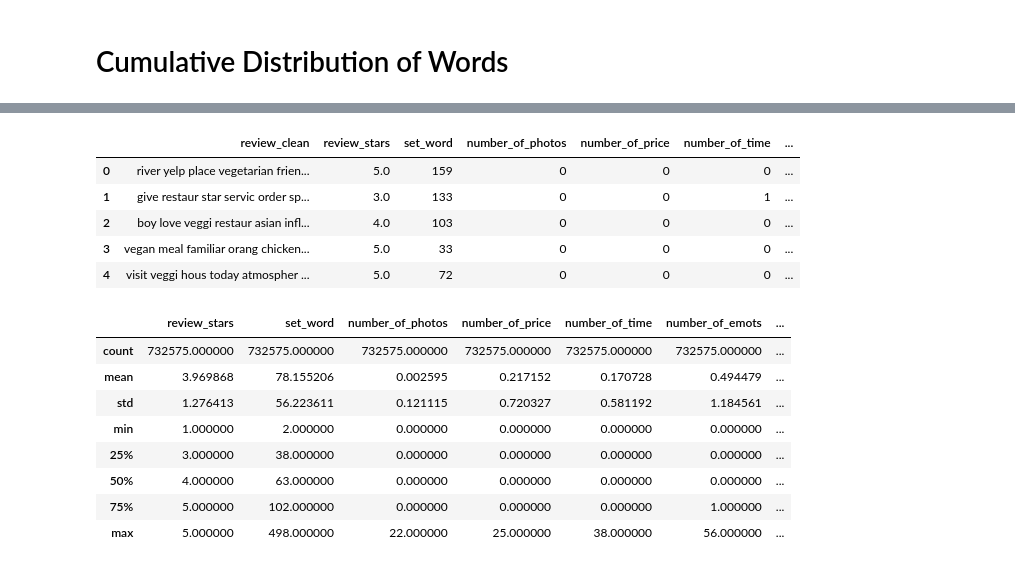
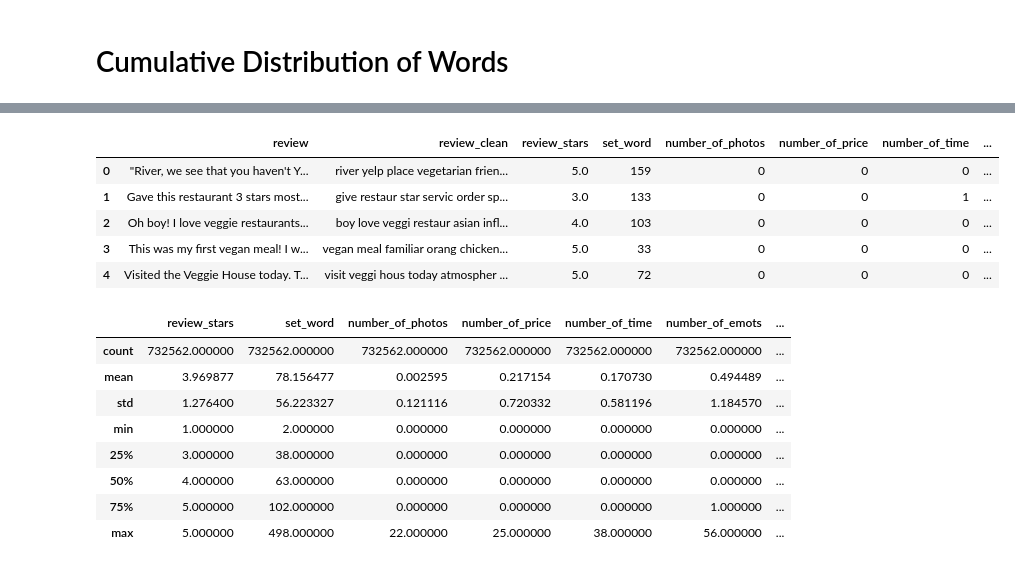
Before and after one commit to alirifat/yelp_nlp_project, a Jupyter notebook: yelp_data_cleaning_feature_engineering.ipynb, the cells around one changed output, grey strips where cells are left out. Saved outputs shown, nothing was run; the diff lists cells and outputs as text; code cells hidden in the pictures.

```diff
--- a/yelp_data_cleaning_feature_engineering.ipynb
+++ b/yelp_data_cleaning_feature_engineering.ipynb
@@ -995,24 +995,24 @@ df1.review_date = pd.to_datetime(df1.review_date)
 df1['review_age_days'] = today - df1.review_date
 df1.review_age_days = df1.review_age_days.apply(lambda x: x.days)
 # %%
-df1 = df1.loc[:, ['review_clean', 'review_stars', 'set_word', 'number_of_photos',
+df1 = df1.loc[:, ['review', 'review_clean', 'review_stars', 'set_word', 'number_of_photos',
                 'number_of_price', 'number_of_time', 'number_of_emots',
                 'average_useful_vote', 'review_age_days', 'review_useful']]
 df1.head()
 # %% [output]
-|  | review_clean | review_stars | set_word | number_of_photos | number_of_price | number_of_time | ... |
-| 0 | river yelp place vegetarian frien... | 5.0 | 159 | 0 | 0 | 0 | ... |
-| 1 | give restaur star servic order sp... | 3.0 | 133 | 0 | 0 | 1 | ... |
-| 2 | boy love veggi restaur asian infl... | 4.0 | 103 | 0 | 0 | 0 | ... |
-| 3 | vegan meal familiar orang chicken... | 5.0 | 33 | 0 | 0 | 0 | ... |
-| 4 | visit veggi hous today atmospher ... | 5.0 | 72 | 0 | 0 | 0 | ... |
+|  | review | review_clean | review_stars | set_word | number_of_photos | number_of_price | number_of_time | ... |
+| 0 | "River, we see that you haven't Y... | river yelp place vegetarian frien... | 5.0 | 159 | 0 | 0 | 0 | ... |
+| 1 | Gave this restaurant 3 stars most... | give restaur star servic order sp... | 3.0 | 133 | 0 | 0 | 1 | ... |
+| 2 | Oh boy! I love veggie restaurants... | boy love veggi restaur asian infl... | 4.0 | 103 | 0 | 0 | 0 | ... |
+| 3 | This was my first vegan meal! I w... | vegan meal familiar orang chicken... | 5.0 | 33 | 0 | 0 | 0 | ... |
+| 4 | Visited the Veggie House today. T... | visit veggi hous today atmospher ... | 5.0 | 72 | 0 | 0 | 0 | ... |
 # %%
 df1.describe()
 # %% [output]
 |  | review_stars | set_word | number_of_photos | number_of_price | number_of_time | number_of_emots | ... |
-| count | 732575.000000 | 732575.000000 | 732575.000000 | 732575.000000 | 732575.000000 | 732575.000000 | ... |
-| mean | 3.969868 | 78.155206 | 0.002595 | 0.217152 | 0.170728 | 0.494479 | ... |
-| std | 1.276413 | 56.223611 | 0.121115 | 0.720327 | 0.581192 | 1.184561 | ... |
+| count | 732562.000000 | 732562.000000 | 732562.000000 | 732562.000000 | 732562.000000 | 732562.000000 | ... |
+| mean | 3.969877 | 78.156477 | 0.002595 | 0.217154 | 0.170730 | 0.494489 | ... |
+| std | 1.276400 | 56.223327 | 0.121116 | 0.720332 | 0.581196 | 1.184570 | ... |
 | min | 1.000000 | 2.000000 | 0.000000 | 0.000000 | 0.000000 | 0.000000 | ... |
 | 25% | 3.000000 | 38.000000 | 0.000000 | 0.000000 | 0.000000 | 0.000000 | ... |
 | 50% | 4.000000 | 63.000000 | 0.000000 | 0.000000 | 0.000000 | 0.000000 | ... |
```
Also changed, not shown: parts of 11 cells of this notebook, 4 other files.
